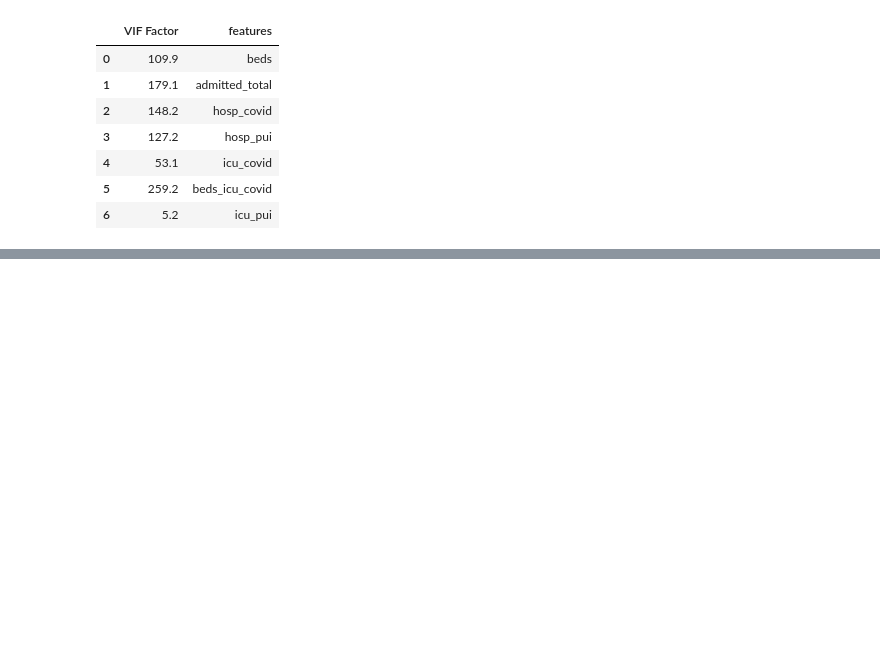
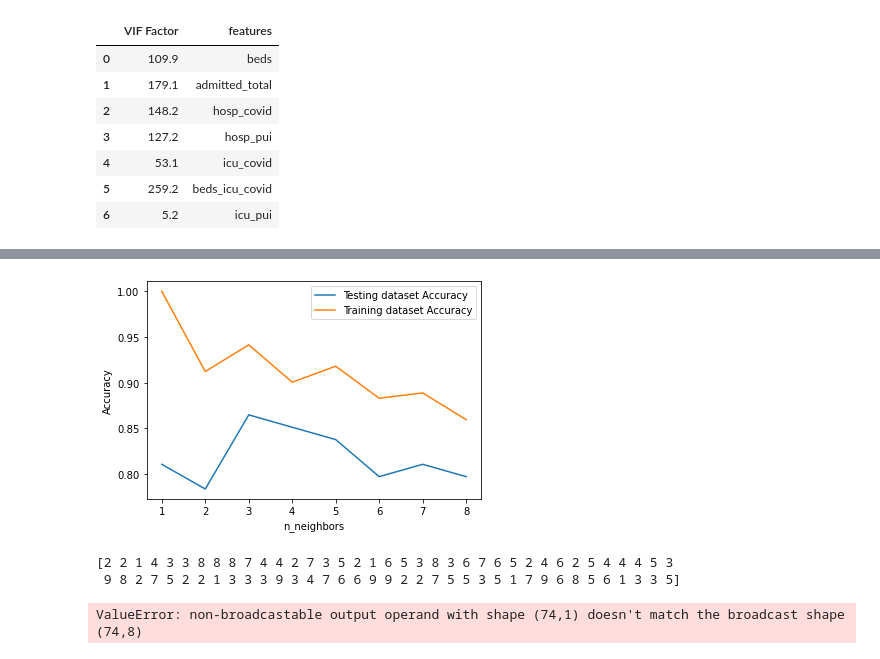
Before and after one commit to JsonLu0910/Ai-Lab3, a Jupyter notebook: Lab3_P7_G6.ipynb, the cells around one changed output, grey strips where cells are left out. Cells and saved outputs as stored; diff of their text form; code cells hidden in the pictures; blank space fills up the shorter version.

```diff
--- a/Lab3_P7_G6.ipynb
+++ b/Lab3_P7_G6.ipynb
@@ -145,3 +139,12 @@ vif.round(1) # High correlation, can choose regression model like Ridge, Lasso
 | 4 | 53.1 | icu_covid |
 | 5 | 259.2 | beds_icu_covid |
 | 6 | 5.2 | icu_pui |
+# %%
+from sklearn.preprocessing import MinMaxScaler
+scaler = MinMaxScaler(feature_range=(1,10))
+scaler.fit(totalFeatures)
+scaled_features = scaler.transform(totalFeatures)
+# %%
+scaled_features = pd.DataFrame(scaled_features, columns = ['beds_covid','beds','admitted_total', 'hosp_covid', 'hosp_pui', 'icu_covid', 'beds_icu_covid', 'icu_pui'])
+scaled_features
+scaled_features_array = scaled_features.to_numpy()
@@ -147,0 +189,3 @@ vif.round(1) # High correlation, can choose regression model like Ridge, Lasso
+# %%
+target = scaled_features_array[:, [0]].astype('int64')
+target
@@ -147,0 +210,4 @@ vif.round(1) # High correlation, can choose regression model like Ridge, Lasso
+# %%
+from sklearn.model_selection import train_test_split
+# Create train test split
+x_train, x_test, y_train, y_test = train_test_split(scaled_features, target, test_size=0.3)
@@ -147,0 +217,45 @@ vif.round(1) # High correlation, can choose regression model like Ridge, Lasso
+# %%
+from sklearn.neighbors import KNeighborsClassifier
+import matplotlib.pyplot as plt
+
+neighbors = np.arange(1, 9)
+train_accuracy = np.empty(len(neighbors))
+test_accuracy = np.empty(len(neighbors))
+
+# Loop over K values
+for i, k in enumerate(neighbors):
+    knn = KNeighborsClassifier(n_neighbors=k)
+    knn.fit(x_train, y_train)
+
+    # Compute training and test data accuracy
+    train_accuracy[i] = knn.score(x_train, y_train)
+    test_accuracy[i] = knn.score(x_test, y_test)
+
+# Generate plot
+plt.plot(neighbors, test_accuracy, label = 'Testing dataset Accuracy')
+plt.plot(neighbors, train_accuracy, label = 'Training dataset Accuracy')
+
+plt.legend()
+plt.xlabel('n_neighbors')
+plt.ylabel('Accuracy')
+plt.show()
+# %% [output]
+[figure, added]
+# %%
+knn = KNeighborsClassifier(n_neighbors=4)
+
+knn.fit(x_train, y_train)
+
+# Calculate the accuracy of the model
+predict = knn.predict(x_test)
+
+print(predict)
+
+predict = predict.reshape(-1, 1)
+print(scaler.inverse_transform(predict))
+
+print(knn.score(x_test, y_test))
+# %% [output]
+[2 2 1 4 3 3 8 8 8 7 4 4 2 7 3 5 2 1 6 5 3 8 3 6 7 6 5 2 4 6 2 5 4 4 4 5 3
+ 9 8 2 7 5 2 2 1 3 3 3 9 3 4 7 6 6 9 9 2 2 7 5 5 3 5 1 7 9 6 8 5 6 1 3 3 5]
+ValueError: non-broadcastable output operand with shape (74,1) doesn't match the broadcast shape (74,8)
```
Also changed, not shown: parts of 8 cells of this notebook.
